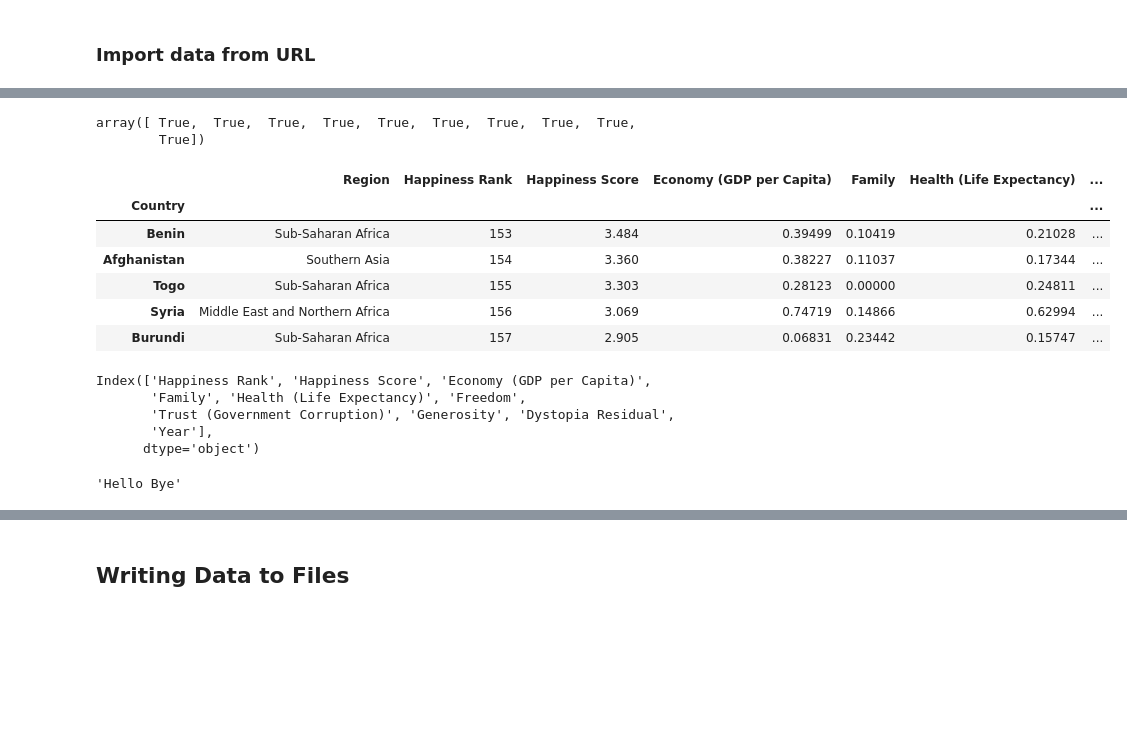
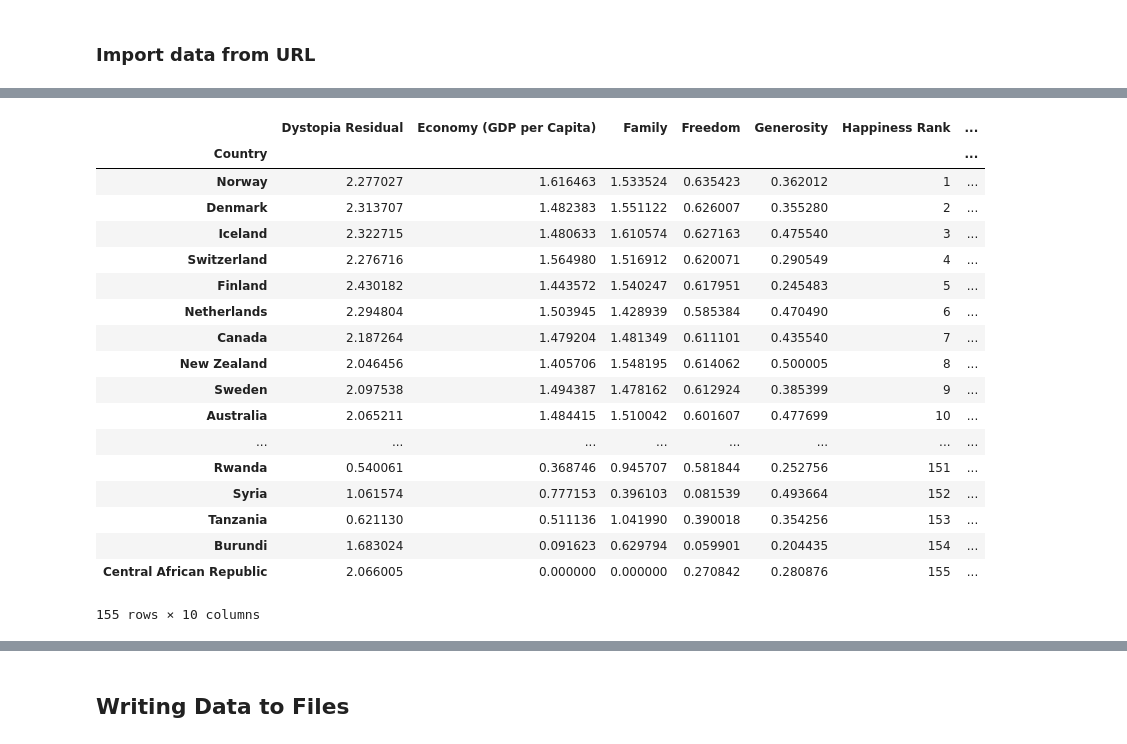
Before and after one commit to mohammadbashiri/MPI-python-workshop-march2019, a Jupyter notebook: Day3/Day3_session1_pandas.ipynb, the cells around one changed output, grey strips where cells are left out. Cells and saved outputs as stored; diff of their text form; code cells hidden in the pictures; blank space fills up the shorter version.

Commit message:
the data is processed and ready to use. refactores the Pandas Notebook

```diff
--- a/Day3/Day3_session1_pandas.ipynb
+++ b/Day3/Day3_session1_pandas.ipynb
@@ -248,5 +239,0 @@ df17.drop(columns=['Whisker.high', 'Whisker.low'], inplace=True)
-# %%
-df15.columns.isin(df16.columns)
-# %% [output]
-array([ True,  True,  True,  True,  True,  True,  True,  True,  True,
-        True])
@@ -258,10 +240,24 @@ df = pd.concat([df15, df16])
+# %%
+df = pd.read_csv("data/happiness17.csv", index_col=0)
 # %%
-df.tail()
+df
 # %% [output]
-|  | Region | Happiness Rank | Happiness Score | Economy (GDP per Capita) | Family | Health (Life Expectancy) | ... |
+|  | Dystopia Residual | Economy (GDP per Capita) | Family | Freedom | Generosity | Happiness Rank | ... |
 | Country |  |  |  |  |  |  | ... |
-| Benin | Sub-Saharan Africa | 153 | 3.484 | 0.39499 | 0.10419 | 0.21028 | ... |
-| Afghanistan | Southern Asia | 154 | 3.360 | 0.38227 | 0.11037 | 0.17344 | ... |
-| Togo | Sub-Saharan Africa | 155 | 3.303 | 0.28123 | 0.00000 | 0.24811 | ... |
-| Syria | Middle East and Northern Africa | 156 | 3.069 | 0.74719 | 0.14866 | 0.62994 | ... |
-| Burundi | Sub-Saharan Africa | 157 | 2.905 | 0.06831 | 0.23442 | 0.15747 | ... |
+| Norway | 2.277027 | 1.616463 | 1.533524 | 0.635423 | 0.362012 | 1 | ... |
+| Denmark | 2.313707 | 1.482383 | 1.551122 | 0.626007 | 0.355280 | 2 | ... |
+| Iceland | 2.322715 | 1.480633 | 1.610574 | 0.627163 | 0.475540 | 3 | ... |
+| Switzerland | 2.276716 | 1.564980 | 1.516912 | 0.620071 | 0.290549 | 4 | ... |
+| Finland | 2.430182 | 1.443572 | 1.540247 | 0.617951 | 0.245483 | 5 | ... |
+| Netherlands | 2.294804 | 1.503945 | 1.428939 | 0.585384 | 0.470490 | 6 | ... |
+| Canada | 2.187264 | 1.479204 | 1.481349 | 0.611101 | 0.435540 | 7 | ... |
+| New Zealand | 2.046456 | 1.405706 | 1.548195 | 0.614062 | 0.500005 | 8 | ... |
+| Sweden | 2.097538 | 1.494387 | 1.478162 | 0.612924 | 0.385399 | 9 | ... |
+| Australia | 2.065211 | 1.484415 | 1.510042 | 0.601607 | 0.477699 | 10 | ... |
+| ... | ... | ... | ... | ... | ... | ... | ... |
+| Rwanda | 0.540061 | 0.368746 | 0.945707 | 0.581844 | 0.252756 | 151 | ... |
+| Syria | 1.061574 | 0.777153 | 0.396103 | 0.081539 | 0.493664 | 152 | ... |
+| Tanzania | 0.621130 | 0.511136 | 1.041990 | 0.390018 | 0.354256 | 153 | ... |
+| Burundi | 1.683024 | 0.091623 | 0.629794 | 0.059901 | 0.204435 | 154 | ... |
+| Central African Republic | 2.066005 | 0.000000 | 0.000000 | 0.270842 | 0.280876 | 155 | ... |
+155 rows × 10 columns
@@ -270,8 +263,0 @@ df.drop(columns='Region', inplace=True)
-# %%
-df.columns
-# %% [output]
-Index(['Happiness Rank', 'Happiness Score', 'Economy (GDP per Capita)',
-       'Family', 'Health (Life Expectancy)', 'Freedom',
-       'Trust (Government Corruption)', 'Generosity', 'Dystopia Residual',
-       'Year'],
-      dtype='object')
@@ -280,4 +263,0 @@ df17['Year'] = 2017
-# %%
-" ".join(['Hello', 'Bye'])
-# %% [output]
-'Hello Bye'
```
Also changed, not shown: parts of 126 cells of this notebook, 23 other files.
